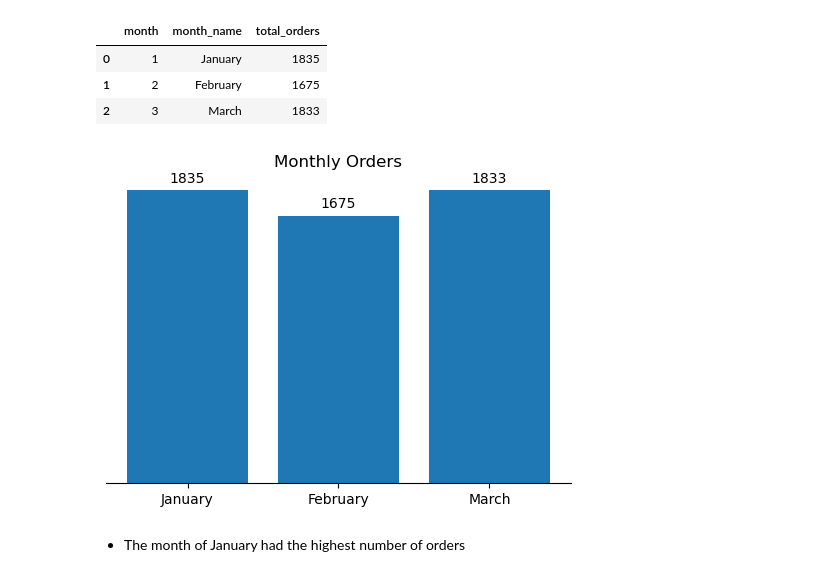
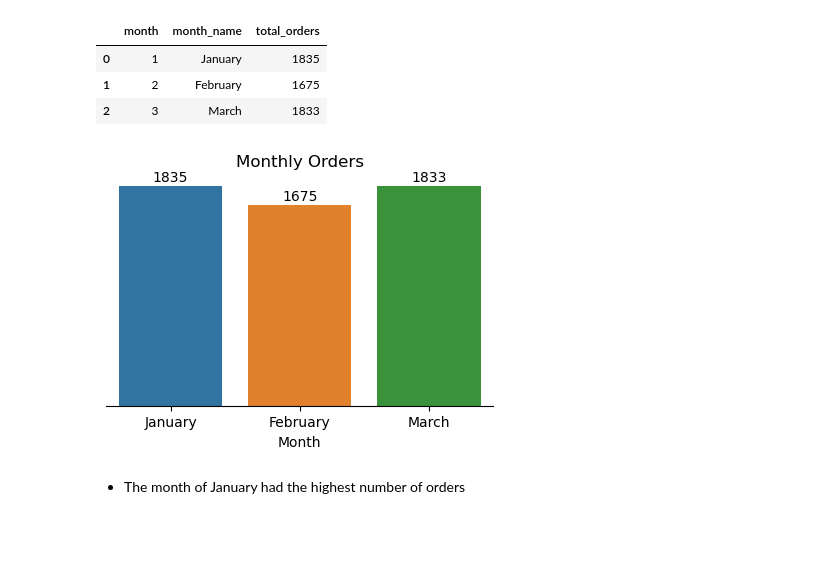
Before and after one commit to valezenwanne/Restaurant-Order-Analysis, a Jupyter notebook: Restaurant Orders Analysis.ipynb, the cells around one changed output. Cells and saved outputs as stored; diff of their text form; code cells hidden in the pictures; blank space fills up the shorter version.

```diff
--- a/Restaurant Orders Analysis.ipynb
+++ b/Restaurant Orders Analysis.ipynb
@@ -388,22 +388,23 @@ month_orders
 | 2 | 3 | March | 1833 |
 # %%
 #plotting the total orders by month
-fig, ax = plt.subplots(figsize=[6,4])
+fig, ax = plt.subplots(figsize=[5,3])
 
-ax.bar(x=month_orders['month_name'], height=month_orders['total_orders'])
+#ax.bar(x=month_orders['month_name'], height=month_orders['total_orders'])
+sns.barplot(x=month_orders['month_name'], y=month_orders['total_orders'])
 
 #remove spines and y-axis
 sns.despine(left=True)
 ax.yaxis.set_visible(False)
 
 #add title
 ax.set_title('Monthly Orders')
-
+ax.set_xlabel('Month')
 for index, value in enumerate(month_orders['total_orders']):
     ax.annotate(value, xy=(index, value+70), va='center', ha='center')
 plt.show()
 # %% [output]
-[figure, old version]
+[figure, new version]
 # %% [markdown]
 - The month of January had the highest number of orders
 # %% [markdown]
```
Also changed, not shown: parts of 52 cells of this notebook.
